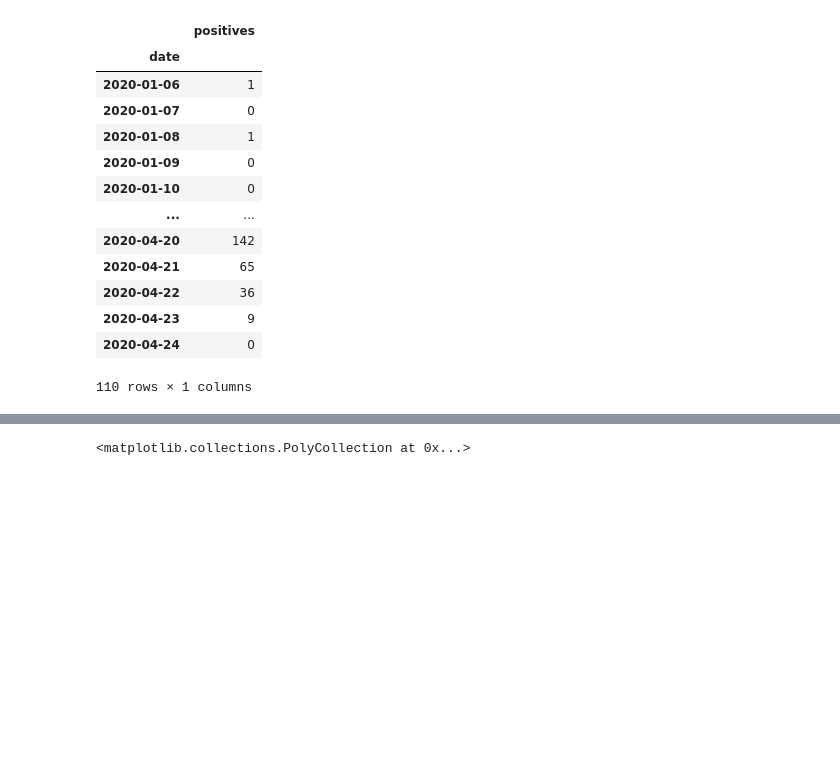
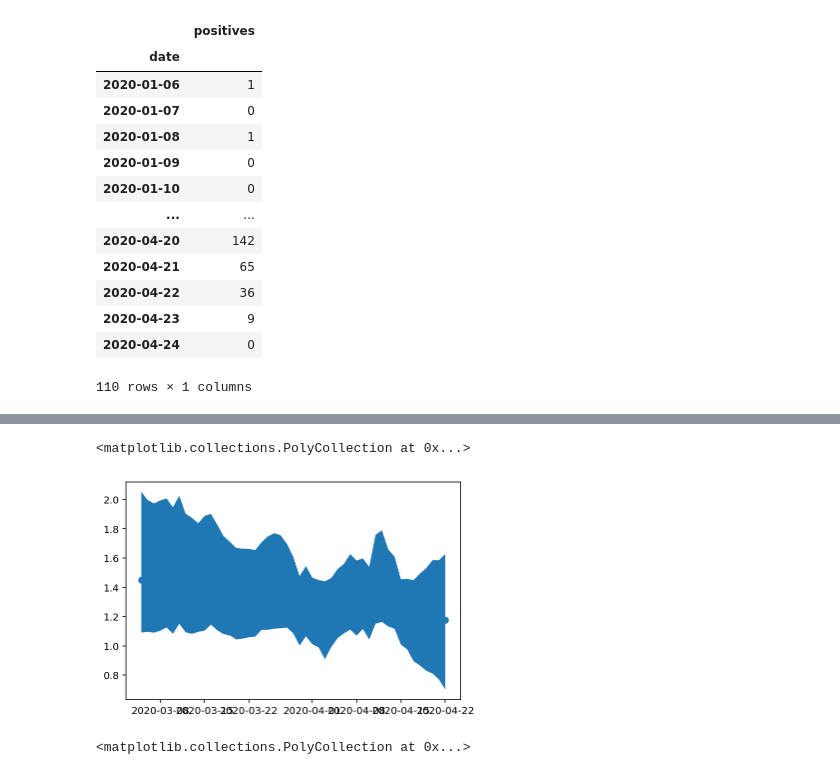
Before and after one commit to coronamex/visualizando, a Jupyter notebook: estados/rt.live.ipynb, the cells around one changed output, grey strips where cells are left out. Cells and saved outputs as stored; diff of their text form; code cells hidden in the pictures; blank space fills up the shorter version.

```diff
--- a/estados/rt.live.ipynb
+++ b/estados/rt.live.ipynb
@@ -479,3 +493,9 @@ results
+# %%
+plt.plot_date(results['date'], results['median'], linestyle = "-", lw=2,markevery=1)
+plt.fill_between(results.date,results['lower_90'].values, results['upper_90'].values)
+# %% [output]
+<matplotlib.collections.PolyCollection at 0x...>
+[figure, added]
 # %%
 #  ax.plot(result['median'],
 #             marker='o',
```
Also changed, not shown: parts of 7 cells of this notebook.
